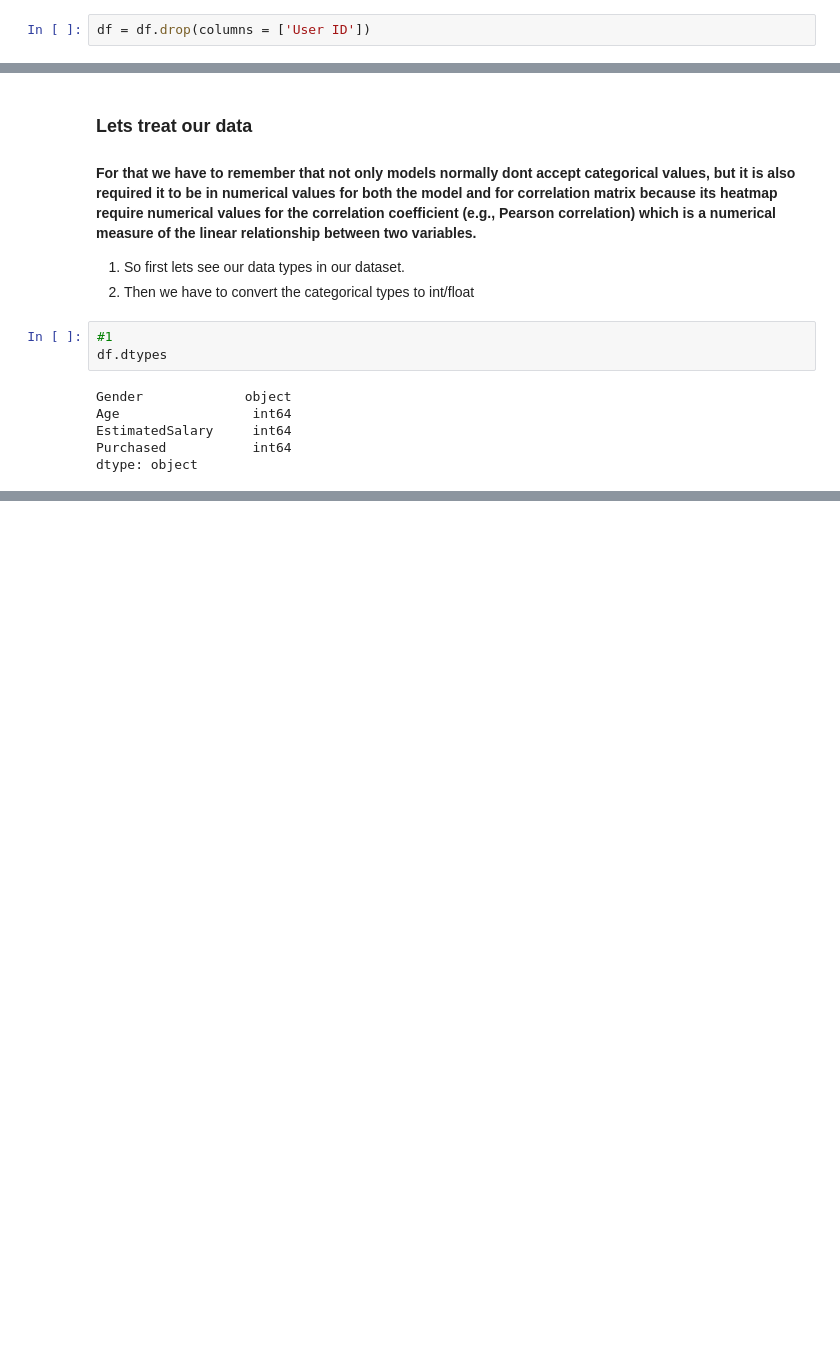
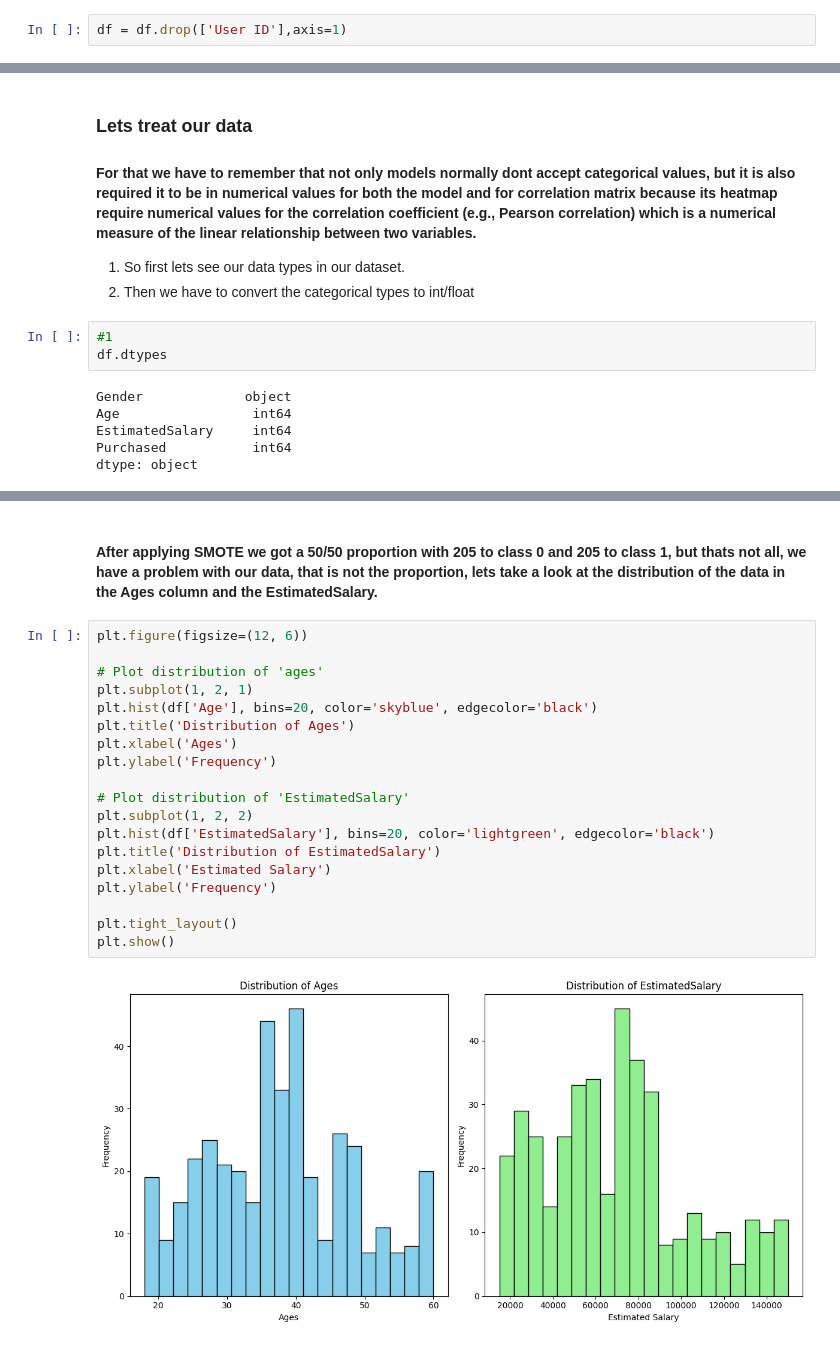
Before and after one commit to leo-areias/LogisticReg_study, a Jupyter notebook: Social_network_ads.ipynb, the cells around one changed output, grey strips where cells are left out. Drawn from its saved outputs; the diff is of its cells as text; blank space fills up the shorter version.

```diff
--- a/Social_network_ads.ipynb
+++ b/Social_network_ads.ipynb
@@ -49,7 +49,7 @@ Purchased: [0 1]
 # %% [markdown]
 #### First thing we got to do is drop the User ID column, because it will not be usefull for us in any way.
 # %%
-df = df.drop(columns = ['User ID'])
+df = df.drop(['User ID'],axis=1)
 # %%
 df.head()
 # %% [output]
@@ -167,0 +260,23 @@ print(df_transformed)
+# %% [markdown]
+#### After applying SMOTE we got a 50/50 proportion with 205 to class 0 and 205 to class 1, but thats not all, we have a problem with our data, that is not the proportion, lets take a look at the distribution of the data in the Ages column and the EstimatedSalary.
+# %%
+plt.figure(figsize=(12, 6))
+
+# Plot distribution of 'ages'
+plt.subplot(1, 2, 1)
+plt.hist(df['Age'], bins=20, color='skyblue', edgecolor='black')
+plt.title('Distribution of Ages')
+plt.xlabel('Ages')
+plt.ylabel('Frequency')
+
+# Plot distribution of 'EstimatedSalary'
+plt.subplot(1, 2, 2)
+plt.hist(df['EstimatedSalary'], bins=20, color='lightgreen', edgecolor='black')
+plt.title('Distribution of EstimatedSalary')
+plt.xlabel('Estimated Salary')
+plt.ylabel('Frequency')
+
+plt.tight_layout()
+plt.show()
+# %% [output]
+[figure, added]
```
Also changed, not shown: parts of 18 cells of this notebook, 1 other file.
